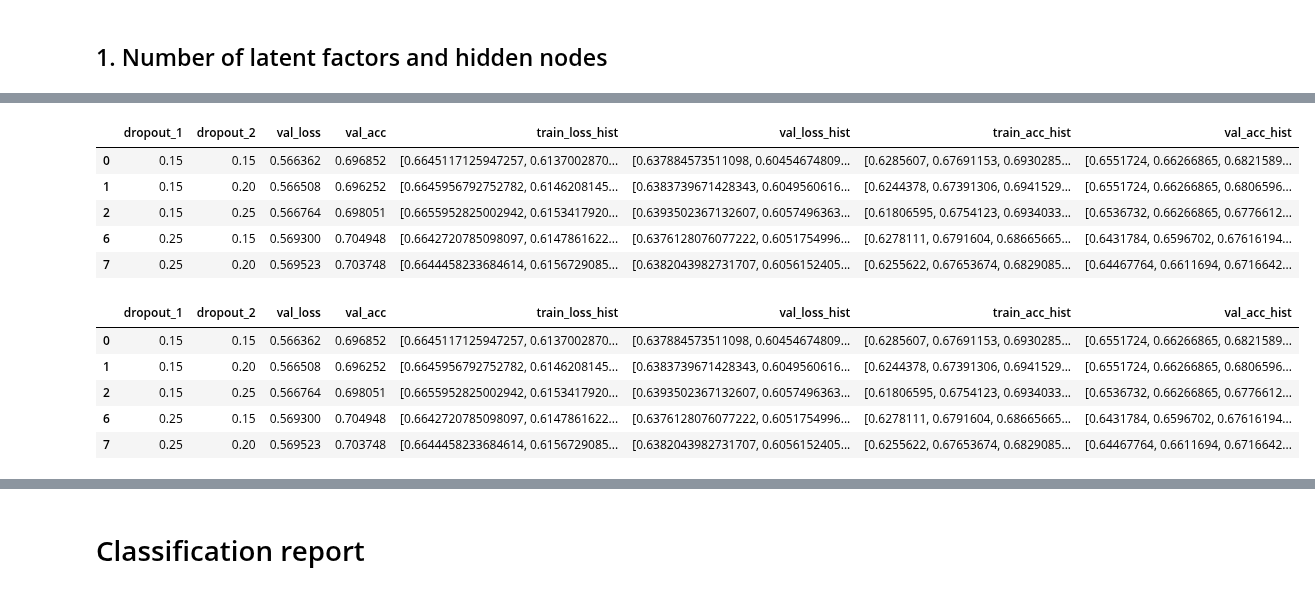
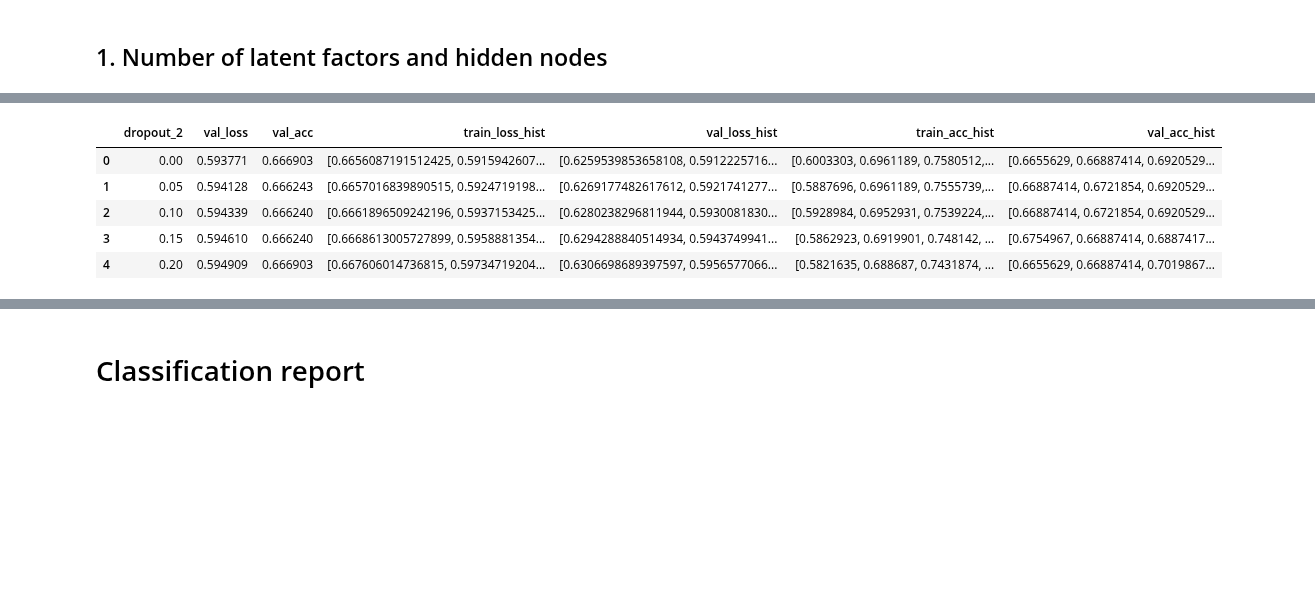
Before and after one commit to James-Leslie/deep-collaborative-filtering, a Jupyter notebook: tf-movielens1m.ipynb, the cells around one changed output, grey strips where cells are left out. Saved outputs shown, nothing was run; the diff lists cells and outputs as text; code cells hidden in the pictures; blank space fills up the shorter version.

Commit message:
finalised 100k parameter search

```diff
--- a/tf-movielens1m.ipynb
+++ b/tf-movielens1m.ipynb
@@ -322,0 +413,7 @@ plt.show()
+# %%
+# train genre model
+training = model2.fit(
+    movies.movieId.values, movies.Drama.values,
+    batch_size=bs2,
+    epochs=10,
+    validation_split=.2)
@@ -322,0 +451,3 @@ plt.show()
+# %%
+best_hparams = pd.concat((best_hparams, pd.Series({'epoch_2': np.argmin(training.history['val_loss'])+1})))
+best_hparams
@@ -325,9 +517,9 @@ plt.show()
 # %%
 # hyper parameters
-HP_DROPOUT_2 = [.1, .15, .2, .25, .3]
+HP_DROPOUT_2 = [0, .05, .1]
 # %%
 # dataframe to store results of grid search
-grid_results_3 = []
+grid_results_2 = []
 searches = 1
 
 n_models = len(HP_DROPOUT_2)
@@ -336,7 +528,7 @@ print(f'Fitting total of {n_models} models\n')
 
 for DROPOUT_2 in HP_DROPOUT_2:
 
-    print(f'Fitting CGT model #{searches} with dr1: {DROPOUT_1} | dr2: {DROPOUT_2}')
+    print(f'Fitting CGT model #{searches} with dr2: {DROPOUT_2}')
     searches += 1
 
     # Create 5 CV folds
@@ -346,7 +538,6 @@ for DROPOUT_2 in HP_DROPOUT_2:
     total_loss = 0
     total_acc = 0
     count = 1
-    min_epochs = 10
 
     # do CV split and compute baseline predictors each time
     for train_index, test_index in kf.split(movies):
@@ -361,9 +552,8 @@ for DROPOUT_2 in HP_DROPOUT_2:
             min_rating=df.rating.min(),
             max_rating=df.rating.max(),
             mean_rating=df.rating.mean(),
-            n_latent=best_rating_hparams.n_factors,
-            n_hidden_1=None,
-            n_hidden_2=best_rating_hparams.n_hidden_2,
+            n_latent=best_hparams.n_factors,
+            n_hidden_2=best_hparams.n_hidden_2,
             dropout_2=DROPOUT_2
         )
 
@@ -372,7 +562,7 @@ for DROPOUT_2 in HP_DROPOUT_2:
             x=[train.userId.values, train.movieId.values, train.bias.values],
             y=train.rating.values,
             batch_size=bs1,
-            epochs=6,
+            epochs=best_hparams.epoch_1,
             verbose=0,
             validation_split=.2
         )
@@ -385,7 +575,7 @@ for DROPOUT_2 in HP_DROPOUT_2:
         result = model2.fit(
             train.movieId.values, train.Drama.values,
             batch_size=bs2,
-            epochs=4,
+            epochs=best_hparams.epoch_2,
             verbose=0,
             validation_data=(test.movieId.values, test.Drama.values))
 
@@ -394,7 +584,6 @@ for DROPOUT_2 in HP_DROPOUT_2:
         total_loss += fold_loss
         fold_acc = result.history['val_accuracy'][-1]
         total_acc += fold_acc
-
         count += 1
 
         del model1, model2
@@ -405,7 +594,7 @@ for DROPOUT_2 in HP_DROPOUT_2:
     print(f'_____________________________________CV avg val loss={avg_loss:.4f}')
     print(f'_____________________________________CV avg val acc={avg_acc:.4f}')
 
-    grid_results_3.append({'dropout_2':DROPOUT_2,
+    grid_results_2.append({'dropout_2':DROPOUT_2,
                            'val_loss':avg_loss,
                            'val_acc':avg_acc,
                            'train_loss_hist':result.history['loss'],
@@ -417,10 +606,10 @@ for DROPOUT_2 in HP_DROPOUT_2:
 #             break
 #         break
 
-col_order = grid_results_3[0].keys()
+col_order = grid_results_2[0].keys()
 
 # save results to data frame
-grid_results_3 = pd.DataFrame(grid_results_3)
+grid_results_2 = pd.DataFrame(grid_results_2)
 # reorder columns
-grid_results_3 = grid_results_3[col_order]
+grid_results_2 = grid_results_2[col_order]
 # %% [output]
@@ -444,19 +633,13 @@ _____________________________________CV avg val acc=0.7040
 # %%
 # get best 5 models
-grid_results_3 = grid_results_3.sort_values('val_loss')
-grid_results_3.to_csv(path+'grid_results_3.csv', index=False)
+grid_results_2 = grid_results_2.sort_values('val_loss')
+grid_results_2.to_csv(path+'grid_results_2.csv', index=False)
 
-grid_results_3.head()
+grid_results_2.head(5)
 # %% [output]
-|  | dropout_1 | dropout_2 | val_loss | val_acc | train_loss_hist | val_loss_hist | train_acc_hist | val_acc_hist |
-| 0 | 0.15 | 0.15 | 0.566362 | 0.696852 | [0.6645117125947257, 0.6137002870... | [0.637884573511098, 0.60454674809... | [0.6285607, 0.67691153, 0.6930285... | [0.6551724, 0.66266865, 0.6821589... |
-| 1 | 0.15 | 0.20 | 0.566508 | 0.696252 | [0.6645956792752782, 0.6146208145... | [0.6383739671428343, 0.6049560616... | [0.6244378, 0.67391306, 0.6941529... | [0.6551724, 0.66266865, 0.6806596... |
-| 2 | 0.15 | 0.25 | 0.566764 | 0.698051 | [0.6655952825002942, 0.6153417920... | [0.6393502367132607, 0.6057496363... | [0.61806595, 0.6754123, 0.6934033... | [0.6536732, 0.66266865, 0.6776612... |
-| 6 | 0.25 | 0.15 | 0.569300 | 0.704948 | [0.6642720785098097, 0.6147861622... | [0.6376128076077222, 0.6051754996... | [0.6278111, 0.6791604, 0.68665665... | [0.6431784, 0.6596702, 0.67616194... |
-| 7 | 0.25 | 0.20 | 0.569523 | 0.703748 | [0.6644458233684614, 0.6156729085... | [0.6382043982731707, 0.6056152405... | [0.6255622, 0.67653674, 0.6829085... | [0.64467764, 0.6611694, 0.6716642... |
+|  | dropout_2 | val_loss | val_acc | train_loss_hist | val_loss_hist | train_acc_hist | val_acc_hist |
+| 0 | 0.00 | 0.593771 | 0.666903 | [0.6656087191512425, 0.5915942607... | [0.6259539853658108, 0.5912225716... | [0.6003303, 0.6961189, 0.7580512,... | [0.6655629, 0.66887414, 0.6920529... |
+| 1 | 0.05 | 0.594128 | 0.666243 | [0.6657016839890515, 0.5924719198... | [0.6269177482617612, 0.5921741277... | [0.5887696, 0.6961189, 0.7555739,... | [0.66887414, 0.6721854, 0.6920529... |
+| 2 | 0.10 | 0.594339 | 0.666240 | [0.6661896509242196, 0.5937153425... | [0.6280238296811944, 0.5930081830... | [0.5928984, 0.6952931, 0.7539224,... | [0.66887414, 0.6721854, 0.6920529... |
+| 3 | 0.15 | 0.594610 | 0.666240 | [0.6668613005727899, 0.5958881354... | [0.6294288840514934, 0.5943749941... | [0.5862923, 0.6919901, 0.748142, ... | [0.6754967, 0.66887414, 0.6887417... |
+| 4 | 0.20 | 0.594909 | 0.666903 | [0.667606014736815, 0.59734719204... | [0.6306698689397597, 0.5956577066... | [0.5821635, 0.688687, 0.7431874, ... | [0.6655629, 0.66887414, 0.7019867... |
-|  | dropout_1 | dropout_2 | val_loss | val_acc | train_loss_hist | val_loss_hist | train_acc_hist | val_acc_hist |
-| 0 | 0.15 | 0.15 | 0.566362 | 0.696852 | [0.6645117125947257, 0.6137002870... | [0.637884573511098, 0.60454674809... | [0.6285607, 0.67691153, 0.6930285... | [0.6551724, 0.66266865, 0.6821589... |
-| 1 | 0.15 | 0.20 | 0.566508 | 0.696252 | [0.6645956792752782, 0.6146208145... | [0.6383739671428343, 0.6049560616... | [0.6244378, 0.67391306, 0.6941529... | [0.6551724, 0.66266865, 0.6806596... |
-| 2 | 0.15 | 0.25 | 0.566764 | 0.698051 | [0.6655952825002942, 0.6153417920... | [0.6393502367132607, 0.6057496363... | [0.61806595, 0.6754123, 0.6934033... | [0.6536732, 0.66266865, 0.6776612... |
-| 6 | 0.25 | 0.15 | 0.569300 | 0.704948 | [0.6642720785098097, 0.6147861622... | [0.6376128076077222, 0.6051754996... | [0.6278111, 0.6791604, 0.68665665... | [0.6431784, 0.6596702, 0.67616194... |
-| 7 | 0.25 | 0.20 | 0.569523 | 0.703748 | [0.6644458233684614, 0.6156729085... | [0.6382043982731707, 0.6056152405... | [0.6255622, 0.67653674, 0.6829085... | [0.64467764, 0.6611694, 0.6716642... |
```
Also changed, not shown: parts of 38 cells of this notebook, 9 other files.
